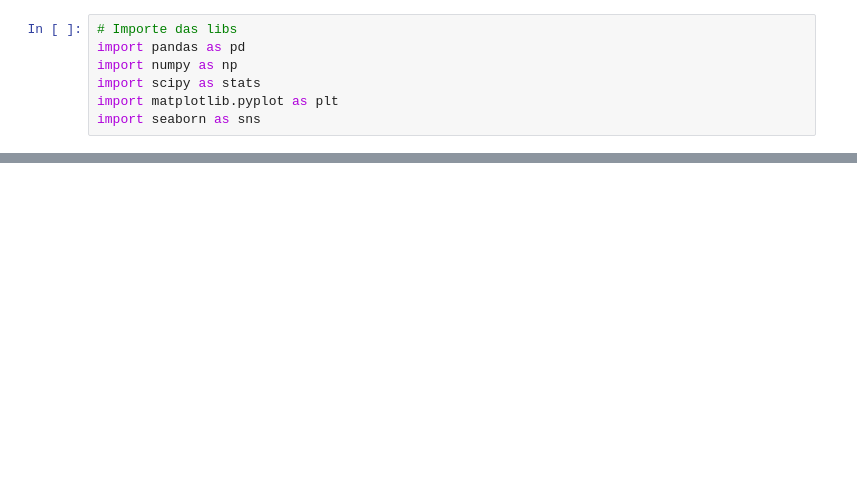
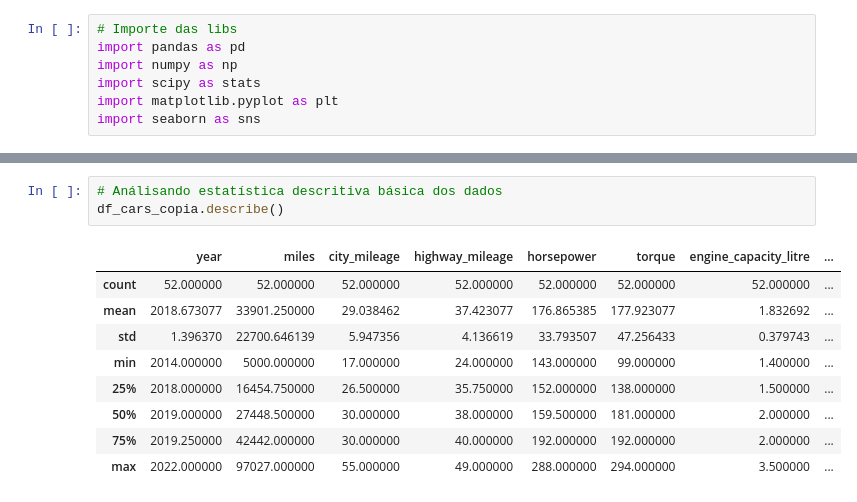
Before and after one commit to JacksonvBarbosa/Analise_Carros, a Jupyter notebook: cars_ml.ipynb, the cells around one changed output, grey strips where cells are left out. Saved outputs shown, nothing was run; the diff lists cells and outputs as text; blank space fills up the shorter version.

```diff
--- a/cars_ml.ipynb
+++ b/cars_ml.ipynb
@@ -60,0 +194,13 @@ df_cars
+# %%
+# Análisando estatística descritiva básica dos dados
+df_cars_copia.describe()
+# %% [output]
+|  | year | miles | city_mileage | highway_mileage | horsepower | torque | engine_capacity_litre | ... |
+| count | 52.000000 | 52.000000 | 52.000000 | 52.000000 | 52.000000 | 52.000000 | 52.000000 | ... |
+| mean | 2018.673077 | 33901.250000 | 29.038462 | 37.423077 | 176.865385 | 177.923077 | 1.832692 | ... |
+| std | 1.396370 | 22700.646139 | 5.947356 | 4.136619 | 33.793507 | 47.256433 | 0.379743 | ... |
+| min | 2014.000000 | 5000.000000 | 17.000000 | 24.000000 | 143.000000 | 99.000000 | 1.400000 | ... |
+| 25% | 2018.000000 | 16454.750000 | 26.500000 | 35.750000 | 152.000000 | 138.000000 | 1.500000 | ... |
+| 50% | 2019.000000 | 27448.500000 | 30.000000 | 38.000000 | 159.500000 | 181.000000 | 2.000000 | ... |
+| 75% | 2019.250000 | 42442.000000 | 30.000000 | 40.000000 | 192.000000 | 192.000000 | 2.000000 | ... |
+| max | 2022.000000 | 97027.000000 | 55.000000 | 49.000000 | 288.000000 | 294.000000 | 3.500000 | ... |
```
Also changed, not shown: parts of 15 cells of this notebook.
